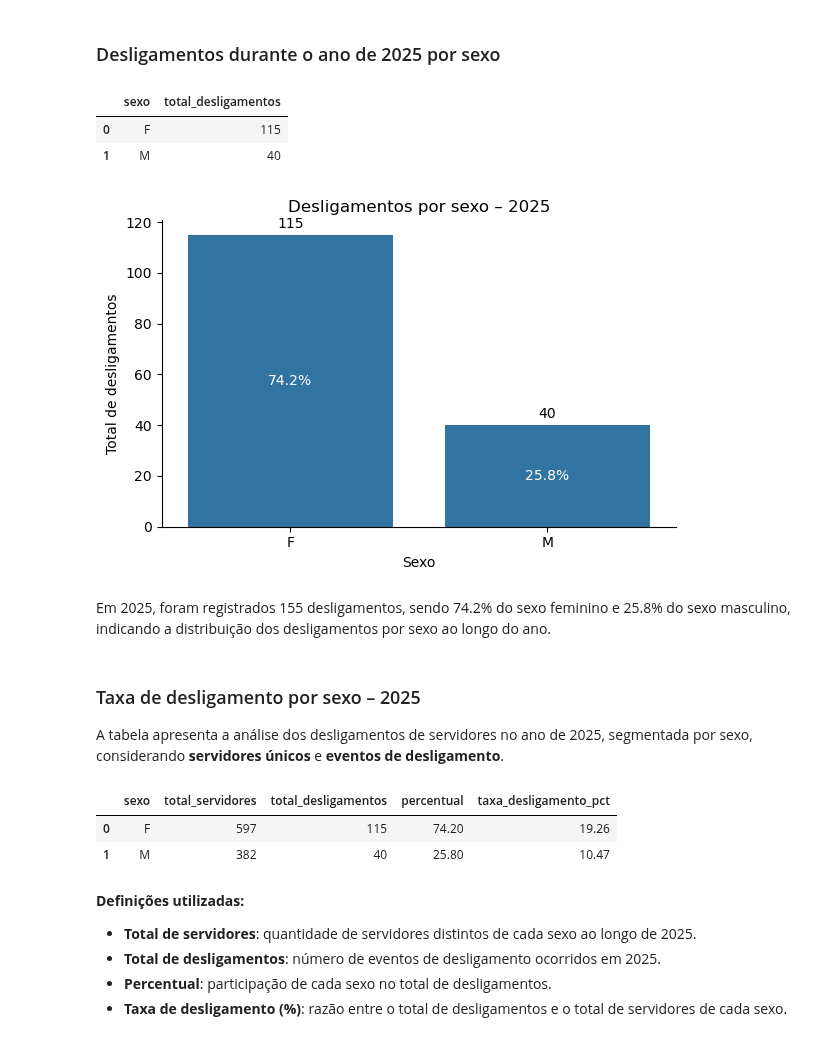
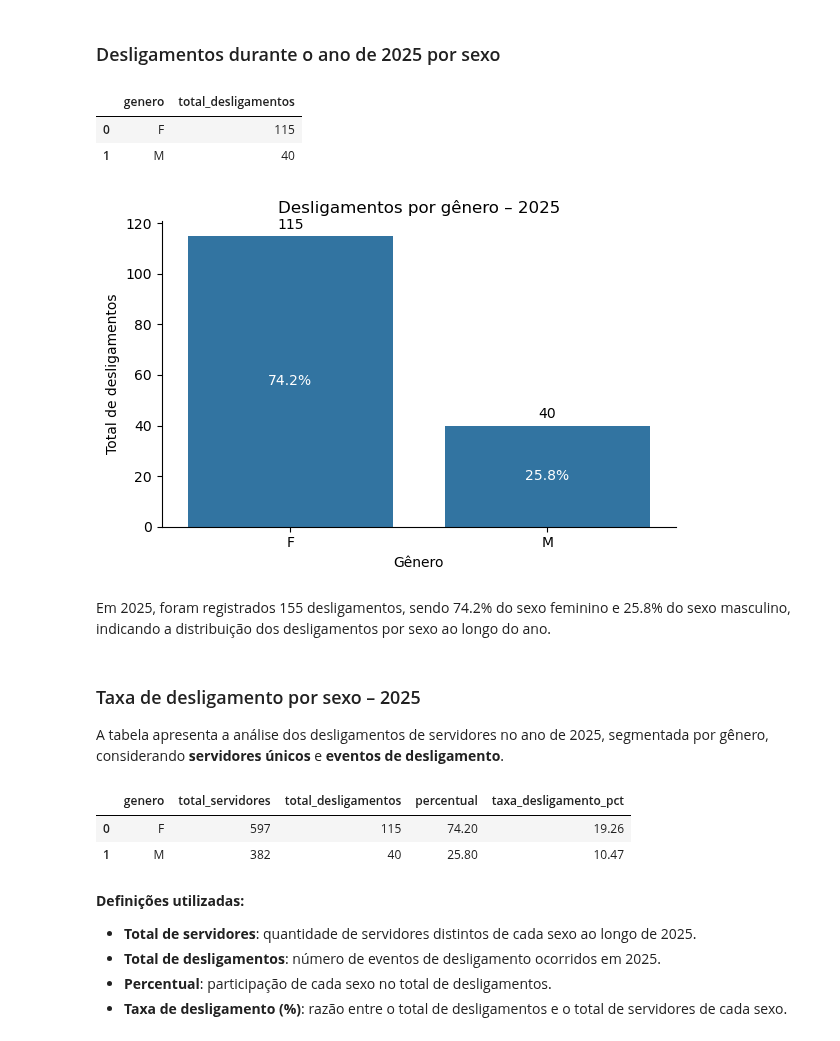
Before and after one commit to oguidenardi/folha_pagamento_santa_rita_2025, a Jupyter notebook: notebooks/04_exploratory_data_analysis.ipynb, the cells around one changed output. Cells and saved outputs as stored; diff of their text form; code cells hidden in the pictures.

```diff
--- a/notebooks/04_exploratory_data_analysis.ipynb
+++ b/notebooks/04_exploratory_data_analysis.ipynb
@@ -229,17 +227,17 @@ contagem_sexo
 | 0 | F | 597 |
 | 1 | M | 382 |
 # %%
-total = contagem_sexo["total_servidores"].sum()
+total = contagem_genero["total_servidores"].sum()
 
-contagem_sexo["percentual"] = (
-    contagem_sexo["total_servidores"] / total * 100
+contagem_genero["percentual"] = (
+    contagem_genero["total_servidores"] / total * 100
 ).round(1)
 # %%
 plt.figure(figsize=(6, 4))
 
 ax = sns.barplot(
-    data=contagem_sexo,
-    x="sexo",
+    data=contagem_genero,
+    x="genero",
     y="total_servidores"
 )
 
@@ -248,7 +246,7 @@ for container in ax.containers:
     ax.bar_label(container, padding=3)
 
 # Percentual dentro da barra
-for i, row in contagem_sexo.iterrows():
+for i, row in contagem_genero.iterrows():
     ax.text(
         i,
         row["total_servidores"] / 2,
@@ -258,8 +256,8 @@ for i, row in contagem_sexo.iterrows():
         color="white",
     )
 
-plt.title("Número de servidores por sexo – 2025")
-plt.xlabel("Sexo")
+plt.title("Número de servidores por gênero – 2025")
+plt.xlabel("Gênero")
 plt.ylabel("Total de servidores")
 
 sns.despine()
@@ -277,59 +275,59 @@ df_deslig_2025 = df_serv[
     (df_serv["data_desligamento"].dt.year == 2025)
 ]
 # %%
-deslig_por_sexo = (
-    df_deslig_2025["sexo"]
+deslig_por_genero = (
+    df_deslig_2025["genero"]
     .value_counts()
     .loc[["F", "M"]]
     .reset_index()
 )
 
-deslig_por_sexo.columns = ["sexo", "total_desligamentos"]
-deslig_por_sexo
+deslig_por_genero.columns = ["genero", "total_desligamentos"]
+deslig_por_genero
 # %% [output]
-|  | sexo | total_desligamentos |
+|  | genero | total_desligamentos |
 | 0 | F | 115 |
 | 1 | M | 40 |
 # %%
-total = deslig_por_sexo["total_desligamentos"].sum()
+total = deslig_por_genero["total_desligamentos"].sum()
 
-deslig_por_sexo["percentual"] = (
-    deslig_por_sexo["total_desligamentos"] / total * 100
+deslig_por_genero["percentual"] = (
+    deslig_por_genero["total_desligamentos"] / total * 100
 ).round(1)
 # %%
 
 plt.figure(figsize=(6, 4))
 
 ax = sns.barplot(
-    data=deslig_por_sexo,
-    x="sexo",
+    data=deslig_por_genero,
+    x="genero",
     y="total_desligamentos"
 )
 
 # Número absoluto em cima da barra
 for container in ax.containers:
     ax.bar_label(container, padding=3)
 
 # Percentual dentro da barra
-for i, row in deslig_por_sexo.iterrows():
+for i, row in deslig_por_genero.iterrows():
     ax.text(
         i,
         row["total_desligamentos"] / 2,
         f'{row["percentual"]}%',
         ha="center",
         va="center",
         color="white",
     )
 
-plt.title("Desligamentos por sexo – 2025")
-plt.xlabel("Sexo")
+plt.title("Desligamentos por gênero – 2025")
+plt.xlabel("Gênero")
 plt.ylabel("Total de desligamentos")
 
 sns.despine()
 plt.tight_layout()
 plt.show()
 # %% [output]
-[figure, old version]
+[figure, new version]
 # %% [markdown]
 Em 2025, foram registrados 155 desligamentos, sendo 74.2% do sexo feminino e 25.8% do sexo masculino, indicando a distribuição dos desligamentos por sexo ao longo do ano.
 # %%
@@ -349,17 +347,17 @@ taxa_deslig_sexo = total_serv_sexo.merge(
 # %% [markdown]
 ### Taxa de desligamento por sexo – 2025
 
-A tabela apresenta a análise dos desligamentos de servidores no ano de 2025, segmentada por sexo, considerando **servidores únicos** e **eventos de desligamento**.
+A tabela apresenta a análise dos desligamentos de servidores no ano de 2025, segmentada por gênero, considerando **servidores únicos** e **eventos de desligamento**.
 # %%
-taxa_deslig_sexo["taxa_desligamento_pct"] = (
-    taxa_deslig_sexo["total_desligamentos"] /
-    taxa_deslig_sexo["total_servidores"] * 100
+total_serv_genero["taxa_desligamento_pct"] = (
+    total_serv_genero["total_desligamentos"] /
+    total_serv_genero["total_servidores"] * 100
 ).round(2)
 
 
-taxa_deslig_sexo
+total_serv_genero
 # %% [output]
-|  | sexo | total_servidores | total_desligamentos | percentual | taxa_desligamento_pct |
+|  | genero | total_servidores | total_desligamentos | percentual | taxa_desligamento_pct |
 | 0 | F | 597 | 115 | 74.20 | 19.26 |
 | 1 | M | 382 | 40 | 25.80 | 10.47 |
 # %% [markdown]
```
Also changed, not shown: parts of 19 cells of this notebook.
